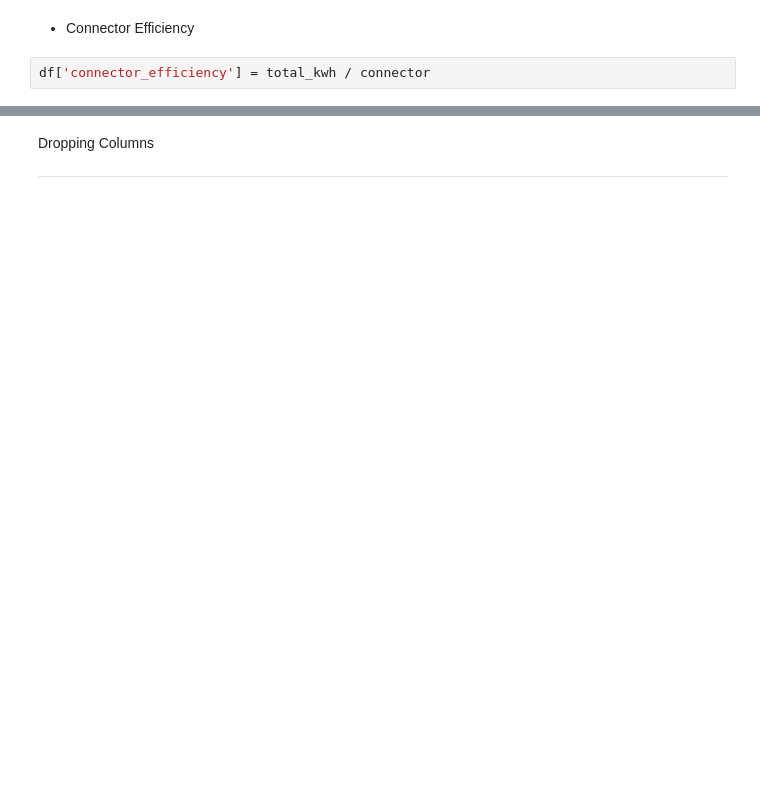
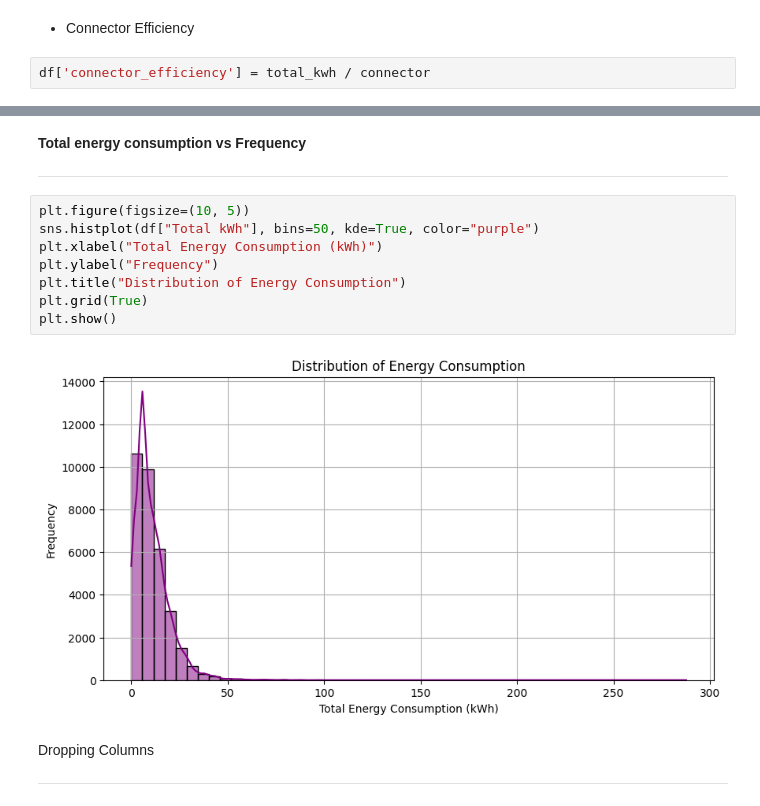
Before and after one commit to GunnAggarwal/EV_Data_Analysis, a Jupyter notebook: Final_Model.ipynb, the cells around one changed output, grey strips where cells are left out. Cells and saved outputs as stored; diff of their text form; blank space fills up the shorter version.

```diff
--- a/Final_Model.ipynb
+++ b/Final_Model.ipynb
@@ -270,3 +308,17 @@ print(df)
+# %% [markdown]
+**Total energy consumption vs Frequency**
+
+---
+# %%
+plt.figure(figsize=(10, 5))
+sns.histplot(df["Total kWh"], bins=50, kde=True, color="purple")
+plt.xlabel("Total Energy Consumption (kWh)")
+plt.ylabel("Frequency")
+plt.title("Distribution of Energy Consumption")
+plt.grid(True)
+plt.show()
+# %% [output]
+[figure, added]
 # %% [markdown]
 Dropping Columns
 
```
Also changed, not shown: parts of 19 cells of this notebook.
